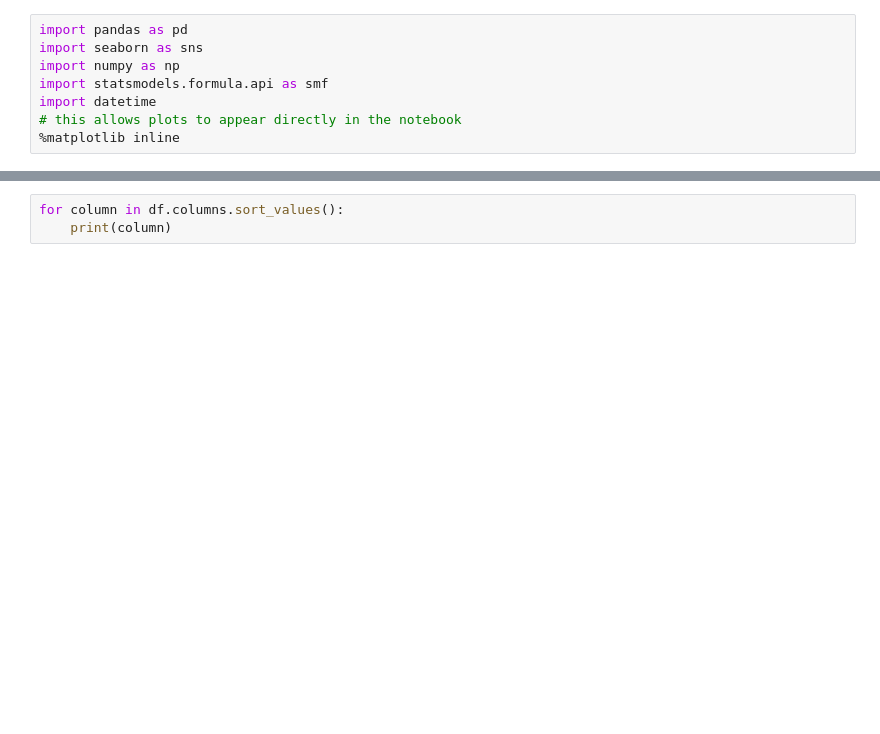
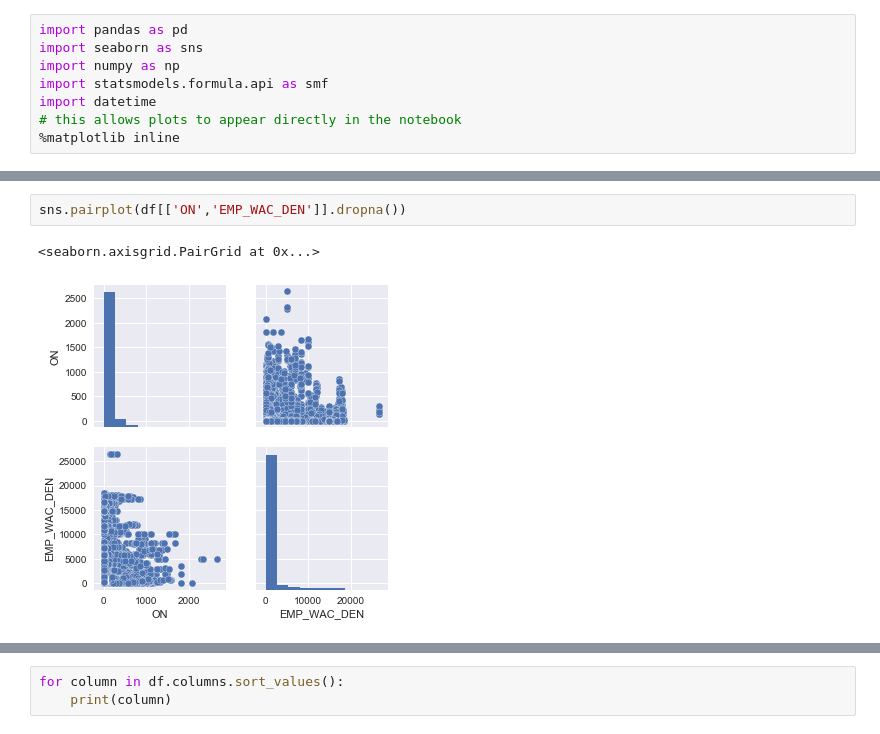
Before and after one commit to alex-mucci/Transit-Casa-Share, a Jupyter notebook: Notebooks/Seeing what the Data Looks Like.ipynb, the cells around one changed output, grey strips where cells are left out. Drawn from its saved outputs; the diff is of its cells as text; blank space fills up the shorter version.

```diff
--- a/Notebooks/Seeing what the Data Looks Like.ipynb
+++ b/Notebooks/Seeing what the Data Looks Like.ipynb
@@ -58,0 +58,5 @@ print(len(df))
+# %%
+sns.pairplot(df[['ON','EMP_WAC_DEN']].dropna())
+# %% [output]
+<seaborn.axisgrid.PairGrid at 0x...>
+[figure, added]
```
Also changed, not shown: parts of 56 cells of this notebook, 7 other files.
